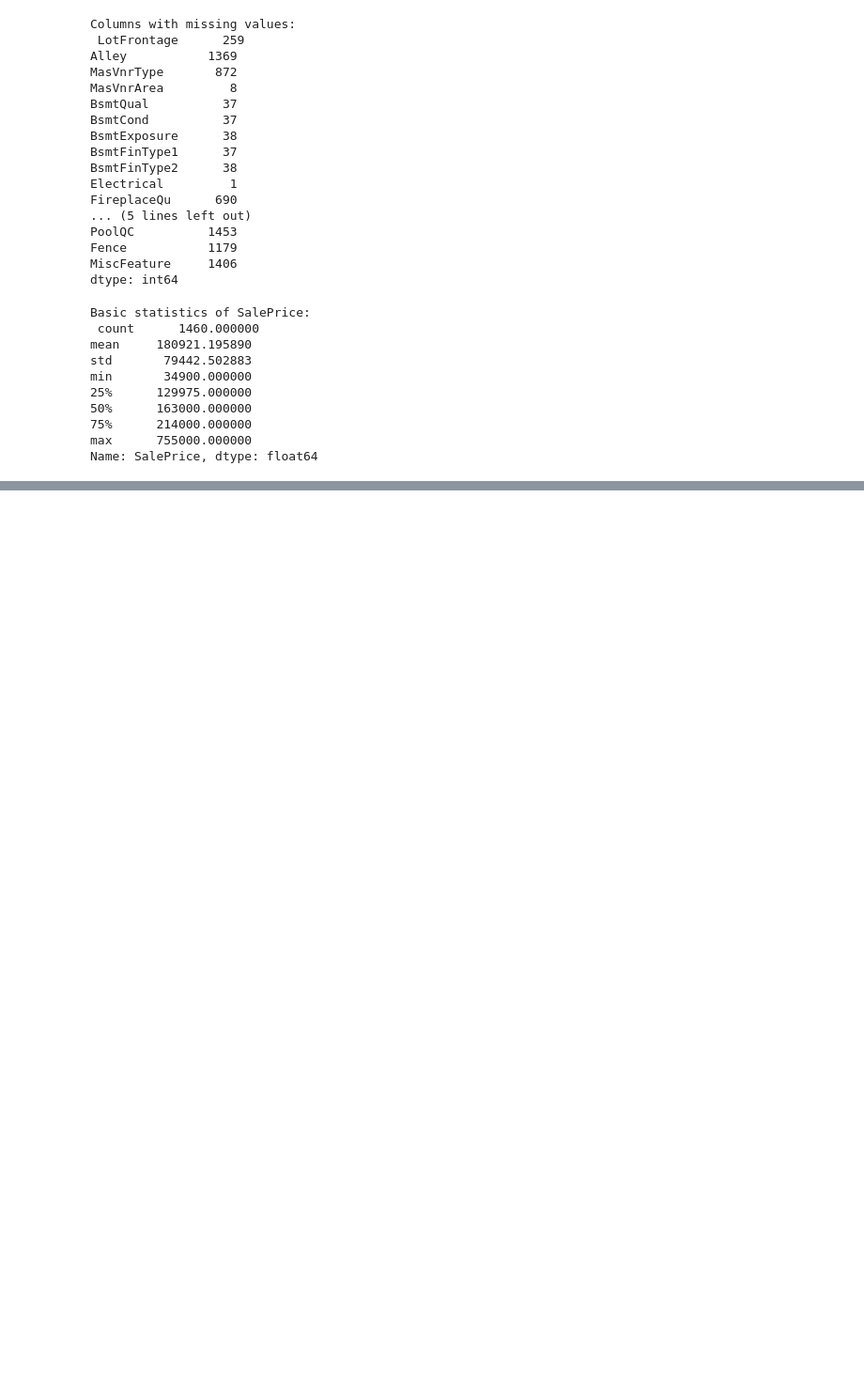
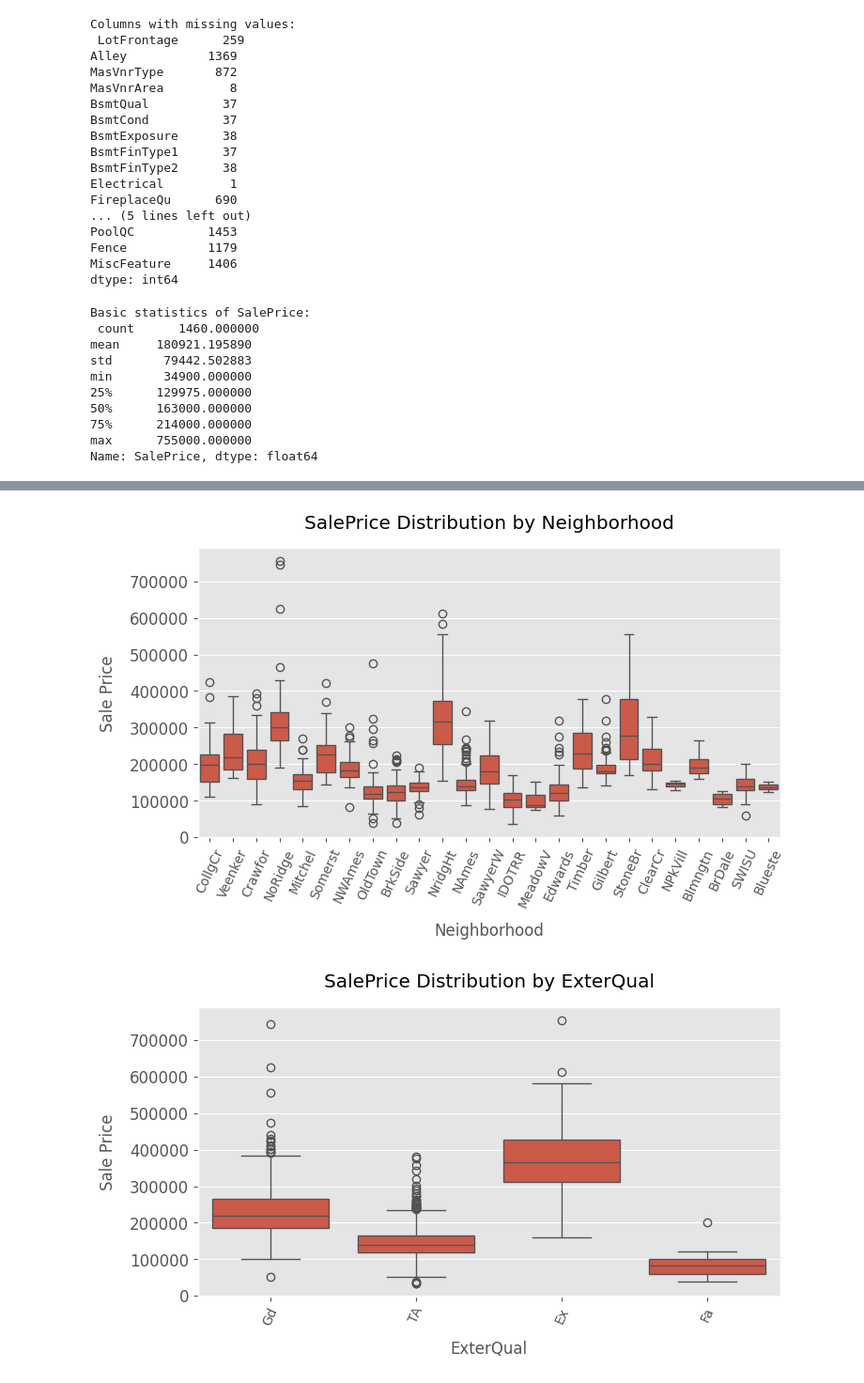
Before and after one commit to DataScientistHadi/House_Price_Prediction, a Jupyter notebook: notebooks/01_eda.ipynb, the cells around one changed output, grey strips where cells are left out. Shown at 94% size. Drawn from its saved outputs; the diff is of its cells as text; code cells hidden in the pictures; blank space fills up the shorter version.

```diff
--- a/notebooks/01_eda.ipynb
+++ b/notebooks/01_eda.ipynb
@@ -146,0 +186,31 @@ plt.show()
+# %%
+# Categorical Features Analysis
+from scipy.stats import f_oneway
+
+significant_cat_cols = []
+anova_results = {}
+for col in categorical_cols:
+    groups = [train_data[train_data[col] == cat]['SalePrice'] for cat in train_data[col].unique() if train_data[train_data[col] == cat]['SalePrice'].notna().any()]
+    if len(groups) > 1:
+        f_stat, p_value = f_oneway(*groups)
+        anova_results[col] = p_value
+        if p_value < 0.05:
+            significant_cat_cols.append(col)
+
+eta_squared = {}
+for col in significant_cat_cols:
+    groups = [train_data[train_data[col] == cat]['SalePrice'] for cat in train_data[col].unique() if train_data[train_data[col] == cat]['SalePrice'].notna().any()]
+    if len(groups) > 1:
+        f_stat, p_value = f_oneway(*groups)
+        ss_between = sum((np.mean(group) - train_data['SalePrice'].mean())**2 * len(group) for group in groups)
+        ss_total = sum((train_data['SalePrice'] - train_data['SalePrice'].mean())**2)
+        eta_squared[col] = ss_between / ss_total
+    else:
+        eta_squared[col] = 0.0
+
+print("\nTop 5 categorical features by eta-squared (effect size):")
+print("(Higher means stronger effect)\n")
+top_features = sorted(eta_squared.items(), key=lambda x: x[1], reverse=True)[:7]
+for col, eta in top_features:
+    print(f"{col}: {eta:.4f}")
+print(f"\nNumber of significant categorical features: {len(significant_cat_cols)}")
@@ -146,0 +230,12 @@ plt.show()
+# %%
+for col, _ in top_features:
+    plt.figure(figsize=(8, 4))
+    sns.boxplot(x=col, y='SalePrice', data=train_data)
+    plt.xticks(rotation=65 , fontsize= 10)
+    plt.title(f'SalePrice Distribution by {col}')
+    plt.xlabel(col)
+    plt.ylabel('Sale Price')
+    plt.show()
+# %% [output]
+[figure, added]
+[figure, added]
```
Also changed, not shown: parts of 7 cells of this notebook.
